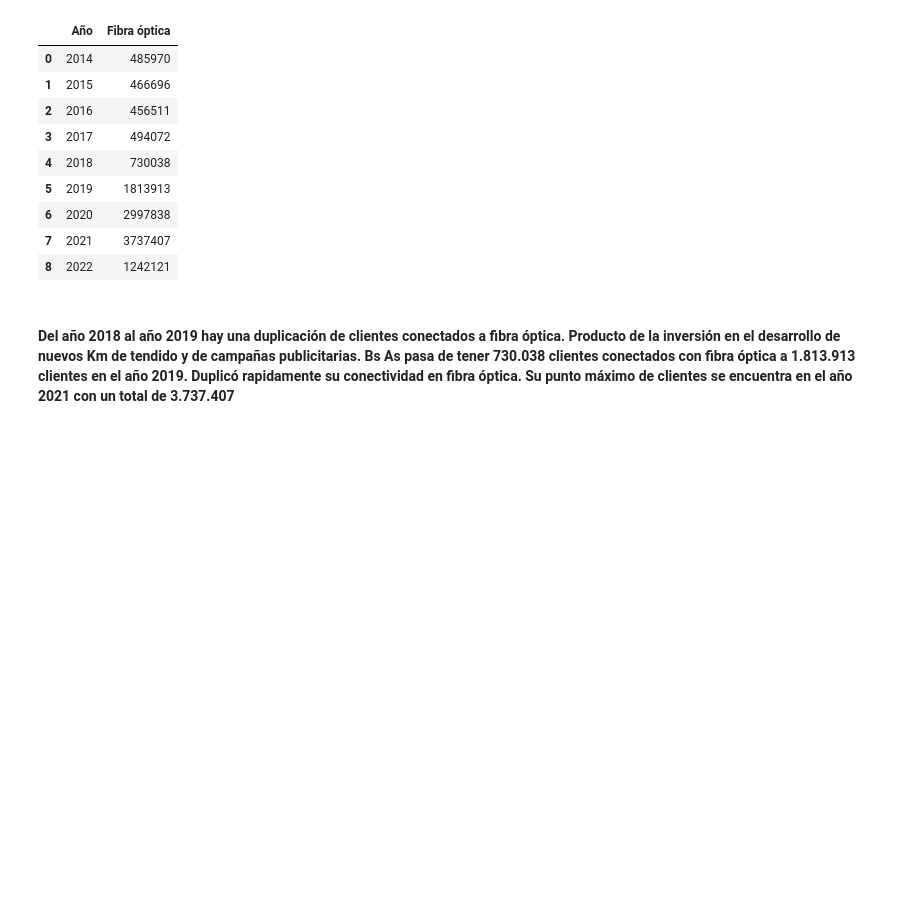
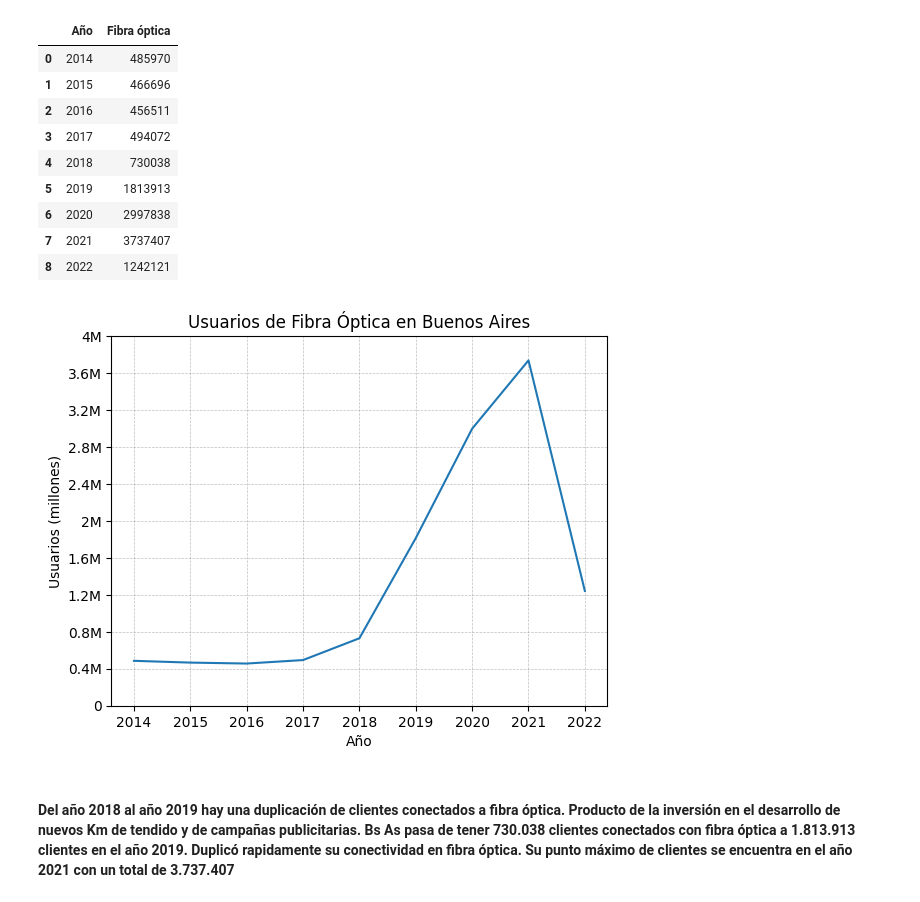
Before and after one commit to volpo/Telecomuniation_PI, a Jupyter notebook: EDA.ipynb, the cells around one changed output. Cells and saved outputs as stored; diff of their text form; code cells hidden in the pictures; blank space fills up the shorter version.

```diff
--- a/EDA.ipynb
+++ b/EDA.ipynb
@@ -557,6 +586,19 @@ His_Fo_BS_AS
 | 6 | 2020 | 2997838 |
 | 7 | 2021 | 3737407 |
 | 8 | 2022 | 1242121 |
+# %%
+plt.ylabel('Usuarios (millones)')
+sns.lineplot(data=His_Fo_BS_AS, x="Año", y="Fibra óptica")
+labels = ['0','0.4M',  '0.8M', '1.2M', '1.6M', '2M', '2.4M', '2.8M','3.2M','3.6M','4M']
+plt.yticks(range(0, 4000001, 400000), labels)
+plt.grid(color='gray', linestyle='--', linewidth=0.5, alpha=0.5)
+#plt.gca().set_facecolor('lightgray')
+# Establecer las etiquetas del eje y
+
+plt.title('Usuarios de Fibra Óptica en Buenos Aires')
+plt.show()
+# %% [output]
+[figure, added]
 # %% [markdown]
 #### Del año 2018 al año 2019 hay una duplicación de clientes conectados a fibra óptica. Producto de la inversión en el desarrollo de nuevos Km de tendido y de campañas publicitarias. Bs As pasa de tener 730.038 clientes conectados con fibra óptica a 1.813.913 clientes en el año 2019. Duplicó rapidamente su conectividad en fibra óptica. Su punto máximo de clientes se encuentra en el año 2021 con un total de 3.737.407
 # %%
```
Also changed, not shown: parts of 9 cells of this notebook, 1 other file.
